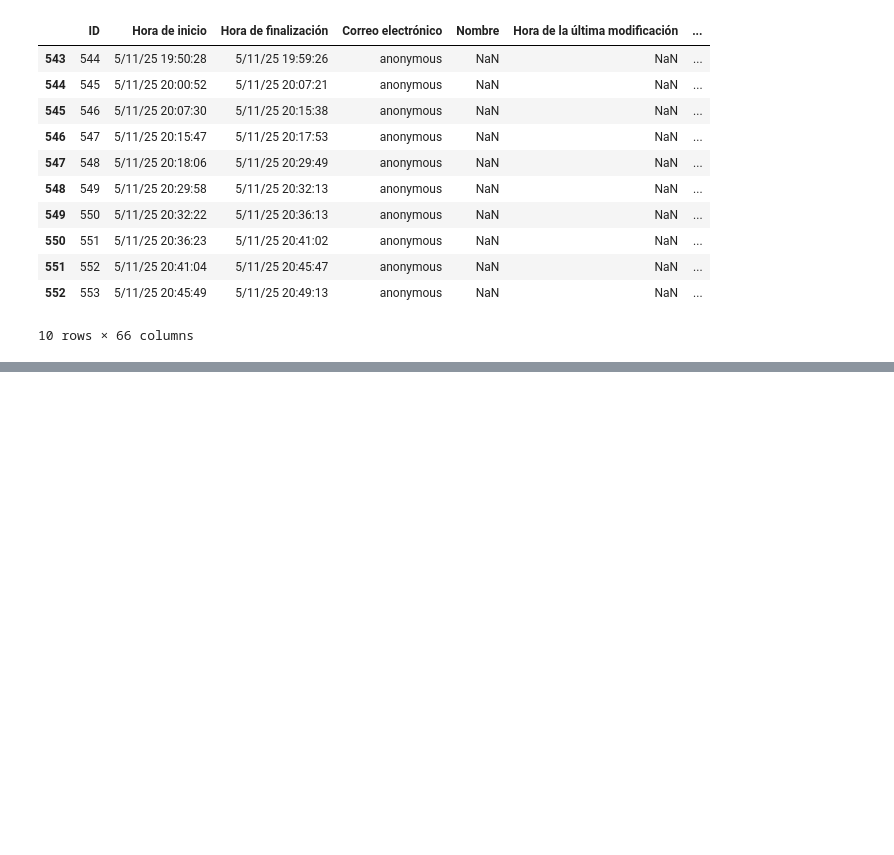
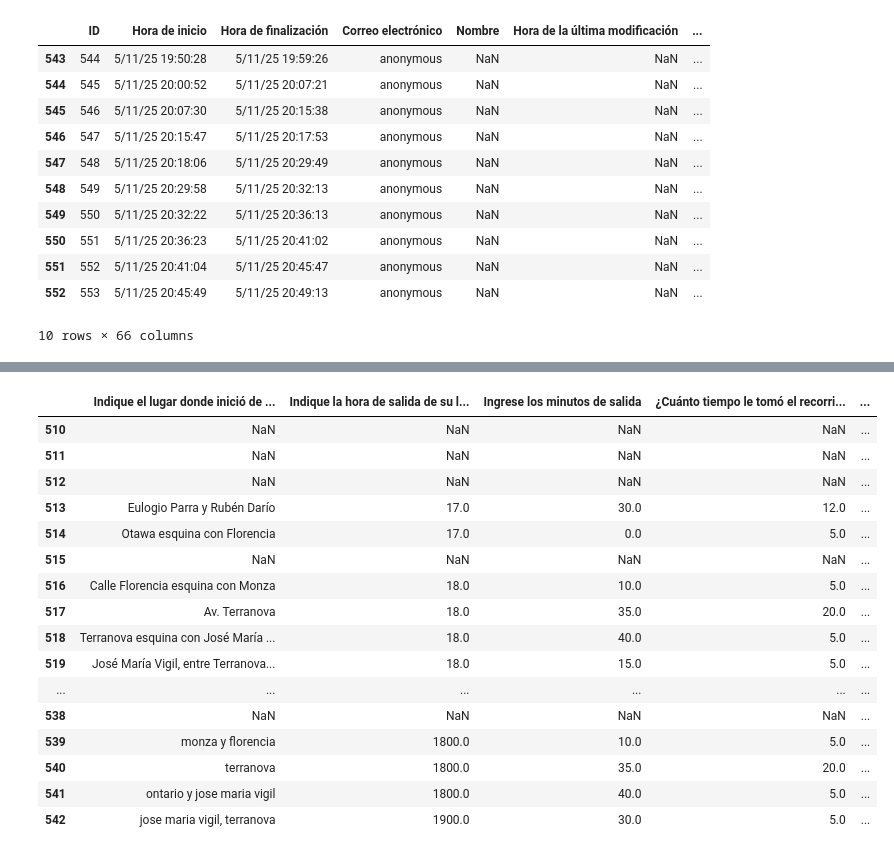
Before and after one commit to Observatorio-Ciudades/vref_walkability_index, a Jupyter notebook: notebooks/tmp_correccion_codigos_rutas.ipynb, the cells around one changed output, grey strips where cells are left out. Cells and saved outputs as stored; diff of their text form; code cells hidden in the pictures; blank space fills up the shorter version.

```diff
--- a/notebooks/tmp_correccion_codigos_rutas.ipynb
+++ b/notebooks/tmp_correccion_codigos_rutas.ipynb
@@ -110,0 +340,28 @@ surveys_meli
+# %%
+surveys_ross[['Indique el lugar donde inició de su recorrido lo más preciso posible (Punto de referencia, intersección más cercana)',
+              'Indique la hora de salida de su lugar de origen de recorrido (formato militar)',
+              'Ingrese los minutos de salida',
+              #'Indique el lugar de destino de su recorrido lo más precios posible (Punto de referencia, intersección más cercana)',
+              '¿Cuánto tiempo le tomó el recorrido caminando para legar a su lugar de destino? (Ingresar en minutos)',
+              'Describa la ruta que tomó para este último viaje desde su lugar de origen hasta su lugar de destino. Puede utilizar direcciones y/o lugares conocidos de referencia para facilitar la identificación...',
+              '¿Por qué razón utiliza la CAMINATA como medio de transporte?',
+              '¿Qué modo de transporte alternativo utiliza cuando por alguna razón no puede utilizar la caminata como modo de transporte?'
+             ]]
+# %% [output]
+|  | Indique el lugar donde inició de ... | Indique la hora de salida de su l... | Ingrese los minutos de salida | ¿Cuánto tiempo le tomó el recorri... | ... |
+| 510 | NaN | NaN | NaN | NaN | ... |
+| 511 | NaN | NaN | NaN | NaN | ... |
+| 512 | NaN | NaN | NaN | NaN | ... |
+| 513 | Eulogio Parra y Rubén Darío | 17.0 | 30.0 | 12.0 | ... |
+| 514 | Otawa esquina con Florencia | 17.0 | 0.0 | 5.0 | ... |
+| 515 | NaN | NaN | NaN | NaN | ... |
+| 516 | Calle Florencia esquina con Monza | 18.0 | 10.0 | 5.0 | ... |
+| 517 | Av. Terranova | 18.0 | 35.0 | 20.0 | ... |
+| 518 | Terranova esquina con José María ... | 18.0 | 40.0 | 5.0 | ... |
+| 519 | José María Vigil, entre Terranova... | 18.0 | 15.0 | 5.0 | ... |
+| ... | ... | ... | ... | ... | ... |
+| 538 | NaN | NaN | NaN | NaN | ... |
+| 539 | monza y florencia | 1800.0 | 10.0 | 5.0 | ... |
+| 540 | terranova | 1800.0 | 35.0 | 20.0 | ... |
+| 541 | ontario y jose maria vigil | 1800.0 | 40.0 | 5.0 | ... |
+| 542 | jose maria vigil, terranova | 1900.0 | 30.0 | 5.0 | ... |
```
Also changed, not shown: parts of 13 cells of this notebook.
